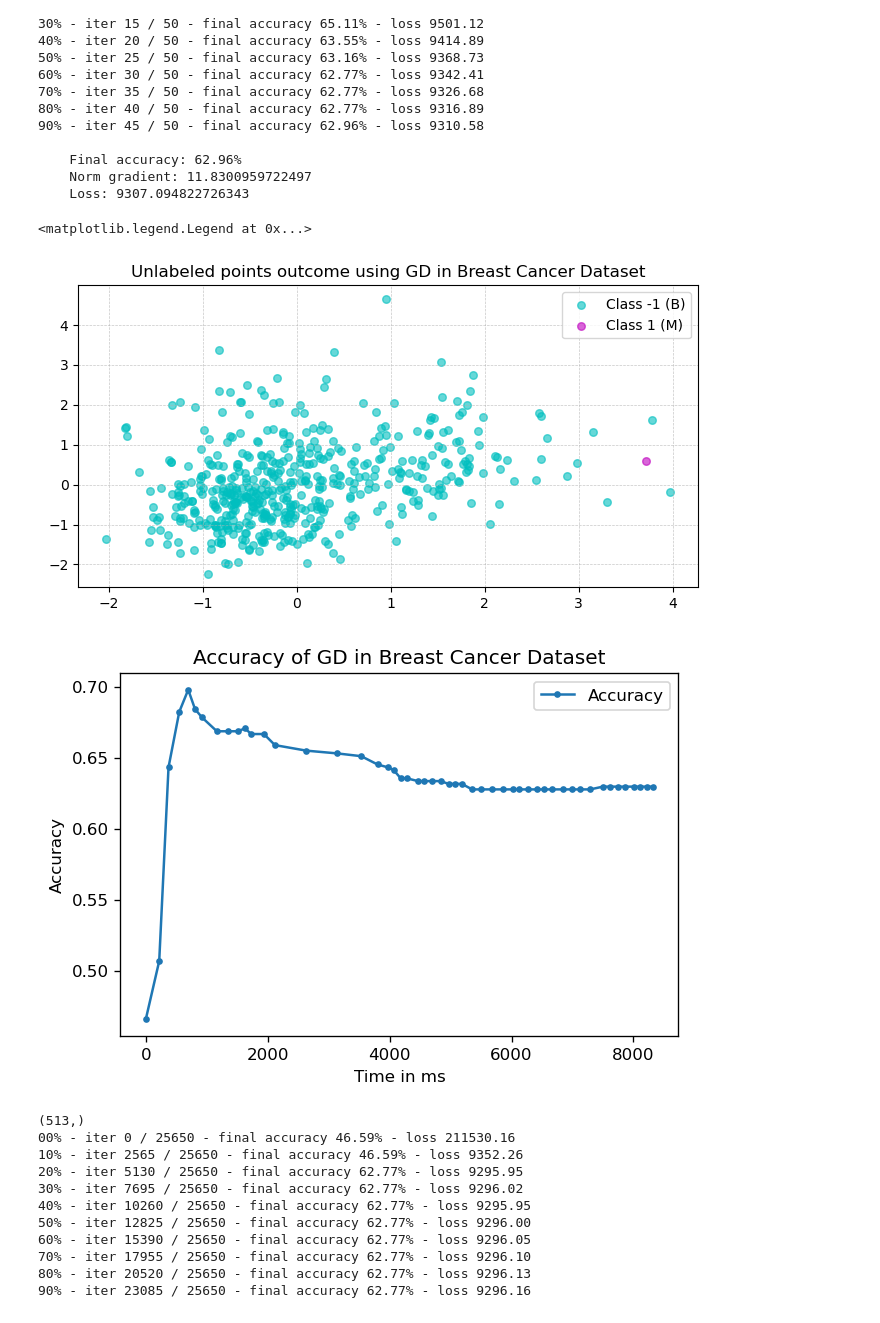
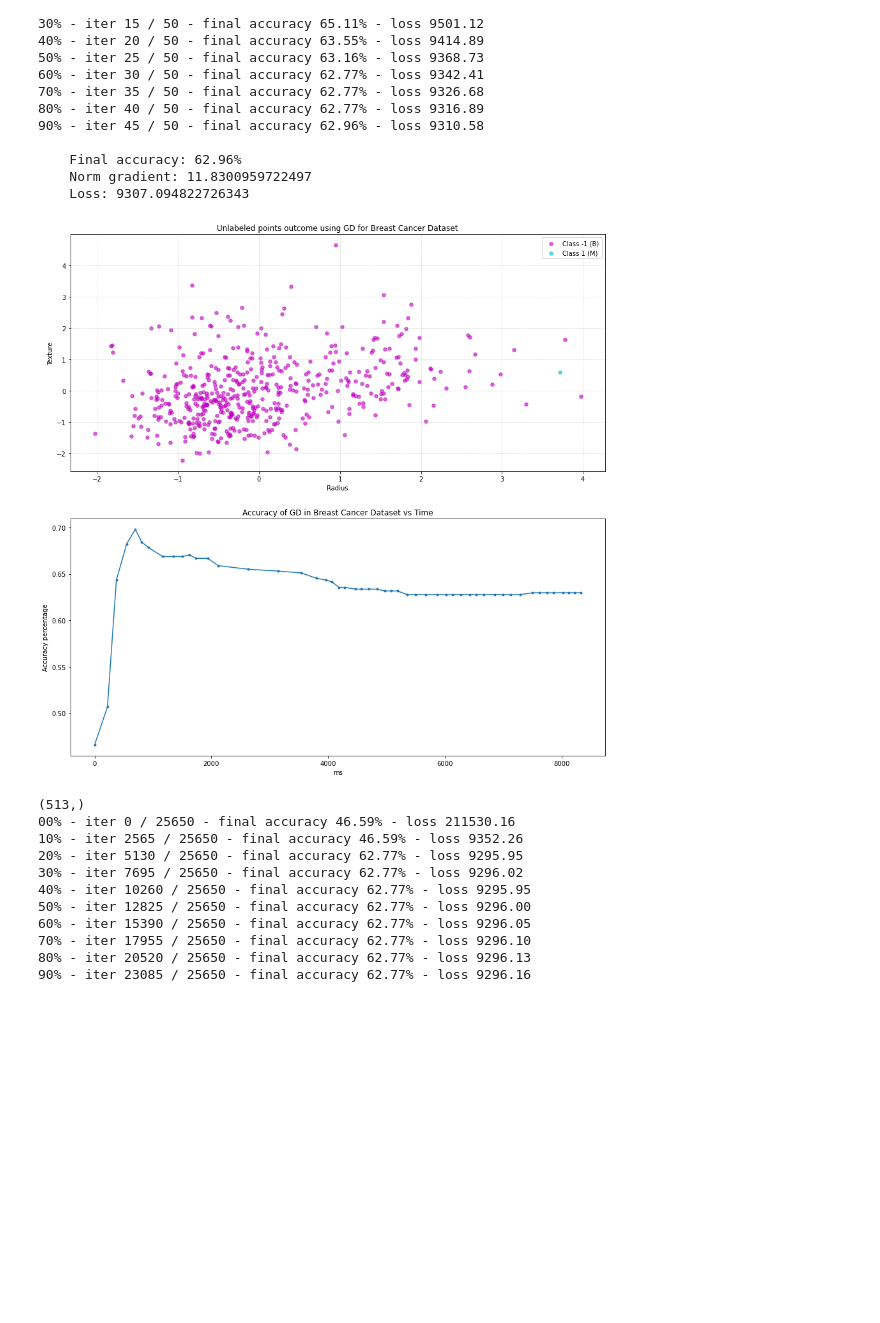
Before and after one commit to diegocremebrule/OptimisationUNIPD, a Jupyter notebook: Opt_Homework 1.ipynb, the cells around one changed output. Cells and saved outputs as stored; diff of their text form; code cells hidden in the pictures; blank space fills up the shorter version.

```diff
--- a/Opt_Homework 1.ipynb
+++ b/Opt_Homework 1.ipynb
@@ -109,18 +109,14 @@ def plottingData(x_labeled, y_labeled, x_unlabeled, y_unlabeled_target):
     plt.title("Unlabeled points true value")
     plt.scatter([p[0] for p in x_unlabeled[y_unlabeled_target == -1]], [p[1] for p in x_unlabeled[y_unlabeled_target == -1]], alpha=0.6, s=30, color="m")
     plt.scatter([p[0] for p in x_unlabeled[y_unlabeled_target == 1]], [p[1] for p in x_unlabeled[y_unlabeled_target == 1]], alpha=0.6, s=30, color="c")
-    plt.legend(["Class -1 (sin)", "Class 1 (cos)"])
-    plt.xlim(-2, 2)
-    plt.ylim(-2, 2)
+    plt.legend(["Class -1", "Class 1"])
     plt.grid(True, linestyle='--', linewidth=0.5, alpha=0.7)
 
     plt.figure(figsize=(8, 4), dpi=100)
     plt.title("Labeled points true value")
     plt.scatter([p[0] for p in x_labeled[y_labeled == -1]], [p[1] for p in x_labeled[y_labeled == -1]], alpha=0.6, s=30, color="m")
     plt.scatter([p[0] for p in x_labeled[y_labeled == 1]], [p[1] for p in x_labeled[y_labeled == 1]], alpha=0.6, s=30, color="c")
-    plt.legend(["Class -1 (sin)", "Class 1 (cos)"])
-    plt.xlim(-2, 2)
-    plt.ylim(-2, 2)
+    plt.legend(["Class -1", "Class 1"])
     plt.grid(True, linestyle='--', linewidth=0.5, alpha=0.7)
 
     plt.figure(figsize=(8, 4), dpi=100)
@@ -129,8 +125,6 @@ def plottingData(x_labeled, y_labeled, x_unlabeled, y_unlabeled_target):
     plt.scatter([p[0] for p in x_labeled[y_labeled == -1]], [p[1] for p in x_labeled[y_labeled == -1]], alpha=0.6, s=30, color="m")
     plt.scatter([p[0] for p in x_labeled[y_labeled == 1]], [p[1] for p in x_labeled[y_labeled == 1]], alpha=0.6, s=30, color="c")
     plt.legend(["Unlabeled", "Labeled -1", "Labeled 1"])
-    plt.xlim(-2, 2)
-    plt.ylim(-2, 2)
     plt.grid(True, linestyle='--', linewidth=0.5, alpha=0.7)
     return
 
@@ -510,8 +504,8 @@ def preparePublicData(X, y_labels):
 
     plt.figure(figsize=(8, 4), dpi=100)
     plt.title("Breast Cancer Dataset")
-    plt.scatter(x_B, y_B, alpha=0.6, s=30, color="c")
-    plt.scatter(x_M, y_M, alpha=0.6, s=30, color="m")
+    plt.scatter(x_B, y_B, alpha=0.6, s=30, color="m")
+    plt.scatter(x_M, y_M, alpha=0.6, s=30, color="c")
     plt.legend(["Benign", "Malignant"])
     plt.xlabel("Radius")
     plt.ylabel("Texture")
@@ -615,24 +615,28 @@ y_unlabeled_gd_pd, ticks_gd_pd, accuracies_gd_pd= GD2(50, y_unlabeled_gd_pd)
     Norm gradient: 11.8300959722497
     Loss: 9307.094822726343
 # %%
-plt.figure(figsize=(8, 4), dpi=100)
-plt.title("Unlabeled points outcome using GD in Breast Cancer Dataset")
+figure, axis = plt.subplots(2,1)
+
 final_y_unlabeled = (y_unlabeled_gd_pd/2 + .5).round() * 2 - 1
-plt.scatter([p[0] for p in x_unlabeled_pd[final_y_unlabeled == -1]], [p[1] for p in x_unlabeled_pd[final_y_unlabeled == -1]], alpha=0.6, s=30, color="c")
-plt.scatter([p[0] for p in x_unlabeled_pd[final_y_unlabeled == 1]], [p[1] for p in x_unlabeled_pd[final_y_unlabeled == 1]], alpha=0.6, s=30, color="m")
-plt.legend(["Class -1 (B)", "Class 1 (M)"])
-plt.grid(True, linestyle='--', linewidth=0.5, alpha=0.7)
+axis[0].scatter([p[0] for p in x_unlabeled_pd[final_y_unlabeled == -1]], [p[1] for p in x_unlabeled_pd[final_y_unlabeled == -1]], alpha=0.6, s=30, color="m")
+axis[0].scatter([p[0] for p in x_unlabeled_pd[final_y_unlabeled == 1]], [p[1] for p in x_unlabeled_pd[final_y_unlabeled == 1]], alpha=0.6, s=30, color="c")
+axis[0].set_title("Unlabeled points outcome using GD for Breast Cancer Dataset")
+axis[0].set_xlabel("Radius")
+axis[0].set_ylabel("Texture")
+axis[0].legend(["Class -1 (B)", "Class 1 (M)"])
+axis[0].grid(True, linestyle='--', linewidth=0.5, alpha=0.7)
 
-plt.figure(dpi=120)
-plt.title("Accuracy of GD in Breast Cancer Dataset")
-plt.plot(ticks_gd_pd, accuracies_gd_pd, marker='.')
-plt.xlabel("Time in ms")
-plt.ylabel("Accuracy")
-plt.legend(["Accuracy"])
+axis[1].set_title("Accuracy of GD in Breast Cancer Dataset vs Time")
+axis[1].plot(ticks_gd_pd, accuracies_gd_pd, marker='.')
+axis[1].set_xlabel("ms")
+axis[1].set_ylabel("Accuracy percentage")
+
+figure.set_figheight(15)
+figure.set_figwidth(15)
+
+plt.show()
 # %% [output]
-<matplotlib.legend.Legend at 0x...>
-[figure, old version]
+[figure, new version]
-[figure, removed]
 # %%
 #Implement the BCGD with GS
 def BCGD2(NUM_ITERS, y_unlabeled_bcgd, EPSILON = 1e-11):
```
Also changed, not shown: parts of 3 cells of this notebook.
